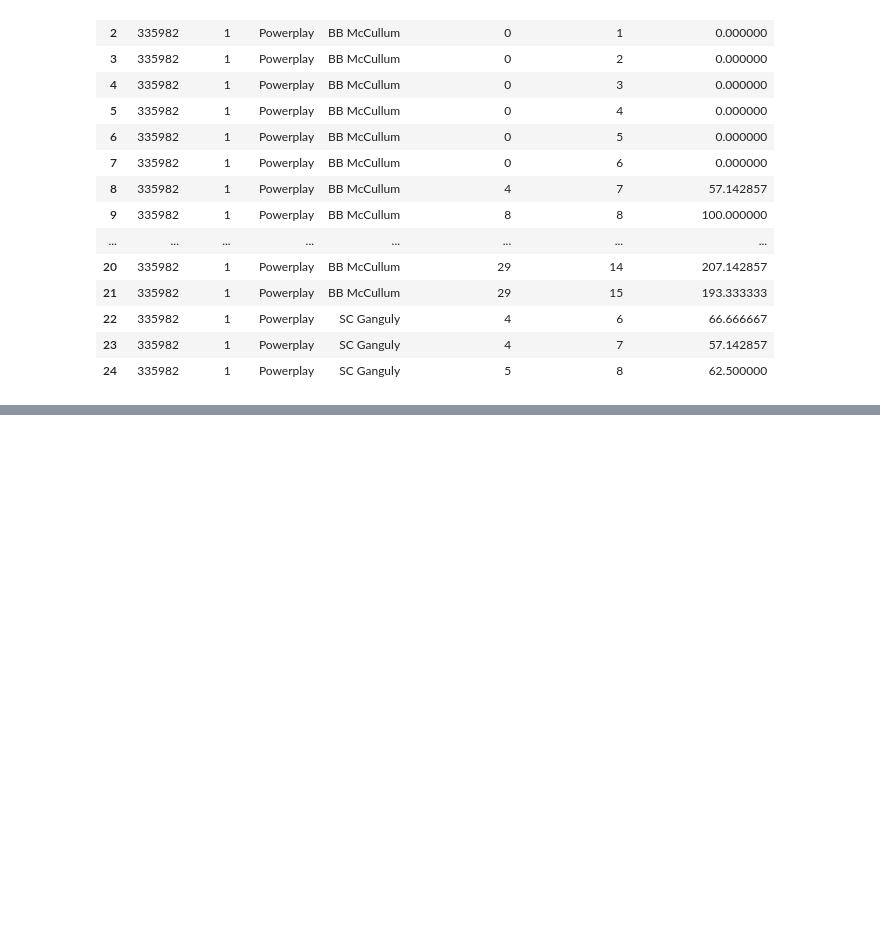
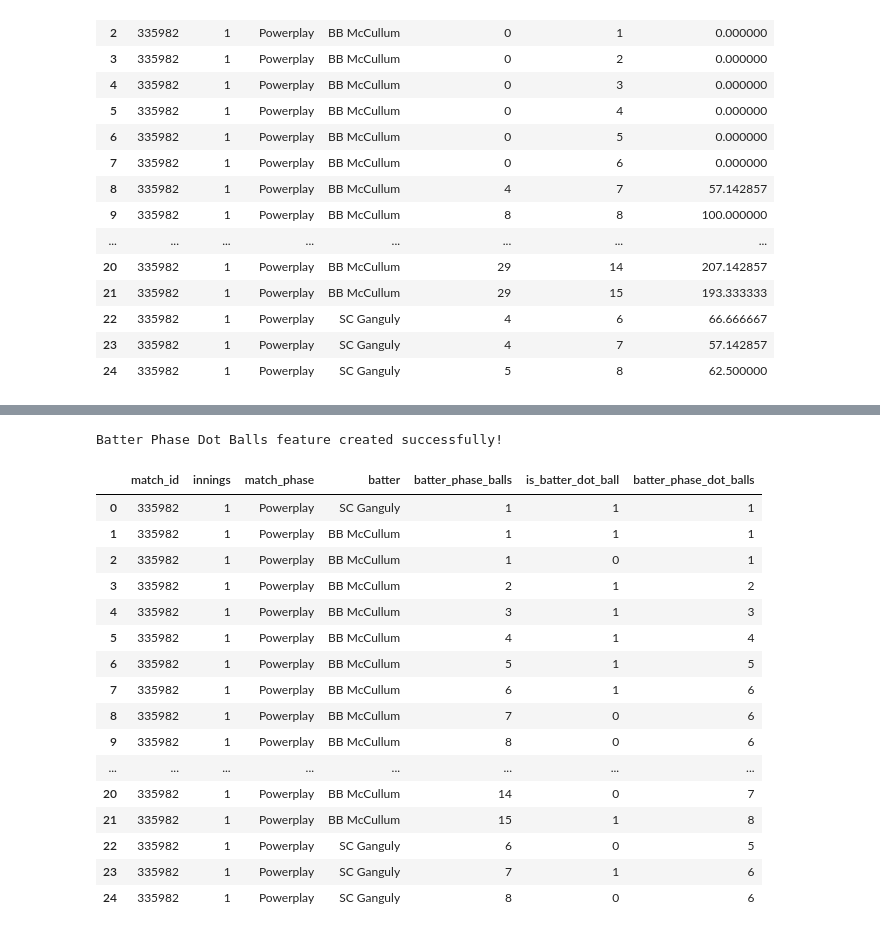
Before and after one commit to SandeepKumar-1019/IPL-Performance-Intelligence, a Jupyter notebook: notebooks/02_feature_engineering.ipynb, the cells around one changed output, grey strips where cells are left out. Saved outputs shown, nothing was run; the diff lists cells and outputs as text; code cells hidden in the pictures; blank space fills up the shorter version.

```diff
--- a/notebooks/02_feature_engineering.ipynb
+++ b/notebooks/02_feature_engineering.ipynb
@@ -1741,0 +1811,51 @@ df[
+# %%
+# Create batter phase dot ball indicator
+
+df['is_batter_dot_ball'] = (
+    (df['valid_ball'] == 1) &
+    (df['runs_batter'] == 0)
+).astype(int)
+
+
+# Calculate cumulative dot balls faced by each batter in each phase
+
+df['batter_phase_dot_balls'] = (
+    df.groupby(
+        ['match_id', 'innings', 'match_phase', 'batter']
+    )['is_batter_dot_ball']
+    .cumsum()
+)
+
+
+print("Batter Phase Dot Balls feature created successfully!")
+
+df[
+    [
+        'match_id',
+        'innings',
+        'match_phase',
+        'batter',
+        'batter_phase_balls',
+        'is_batter_dot_ball',
+        'batter_phase_dot_balls'
+    ]
+].head(25)
+# %% [output]
+Batter Phase Dot Balls feature created successfully!
+|  | match_id | innings | match_phase | batter | batter_phase_balls | is_batter_dot_ball | batter_phase_dot_balls |
+| 0 | 335982 | 1 | Powerplay | SC Ganguly | 1 | 1 | 1 |
+| 1 | 335982 | 1 | Powerplay | BB McCullum | 1 | 1 | 1 |
+| 2 | 335982 | 1 | Powerplay | BB McCullum | 1 | 0 | 1 |
+| 3 | 335982 | 1 | Powerplay | BB McCullum | 2 | 1 | 2 |
+| 4 | 335982 | 1 | Powerplay | BB McCullum | 3 | 1 | 3 |
+| 5 | 335982 | 1 | Powerplay | BB McCullum | 4 | 1 | 4 |
+| 6 | 335982 | 1 | Powerplay | BB McCullum | 5 | 1 | 5 |
+| 7 | 335982 | 1 | Powerplay | BB McCullum | 6 | 1 | 6 |
+| 8 | 335982 | 1 | Powerplay | BB McCullum | 7 | 0 | 6 |
+| 9 | 335982 | 1 | Powerplay | BB McCullum | 8 | 0 | 6 |
+| ... | ... | ... | ... | ... | ... | ... | ... |
+| 20 | 335982 | 1 | Powerplay | BB McCullum | 14 | 0 | 7 |
+| 21 | 335982 | 1 | Powerplay | BB McCullum | 15 | 1 | 8 |
+| 22 | 335982 | 1 | Powerplay | SC Ganguly | 6 | 0 | 5 |
+| 23 | 335982 | 1 | Powerplay | SC Ganguly | 7 | 1 | 6 |
+| 24 | 335982 | 1 | Powerplay | SC Ganguly | 8 | 0 | 6 |
```
Also changed, not shown: parts of 35 cells of this notebook.
